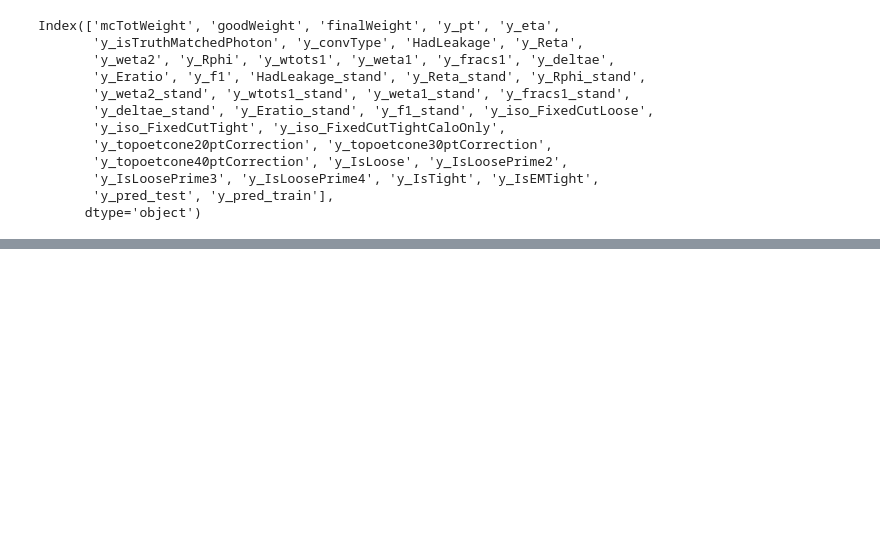
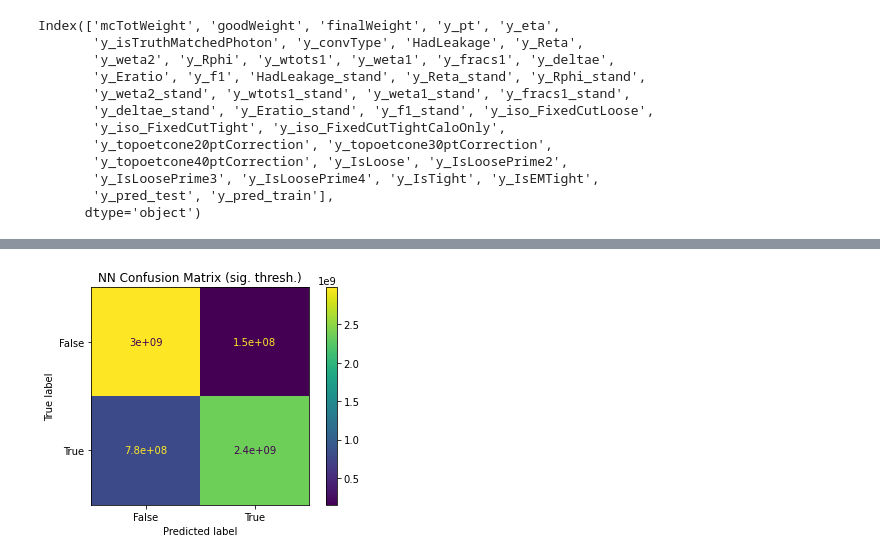
Before and after one commit to kyranks/photon-study, a Jupyter notebook: 14MoreExploringAfterNN_ROCandPlots.ipynb, the cells around one changed output, grey strips where cells are left out. Cells and saved outputs as stored; diff of their text form; code cells hidden in the pictures; blank space fills up the shorter version.

```diff
--- a/14MoreExploringAfterNN_ROCandPlots.ipynb
+++ b/14MoreExploringAfterNN_ROCandPlots.ipynb
@@ -400,0 +465,16 @@ plt.show()
+# %%
+### NN CONFUSION MATRIX:
+#(sig thresh)
+
+weight = df_all.finalWeight.ravel()
+x = df_all.y_pred_test.ravel() > sig_thresh
+y = df_all.y_isTruthMatchedPhoton.ravel()
+
+matrix = confusion_matrix(y, x,sample_weight=weight)  #first is y axis, second is x axis
+
+disp = ConfusionMatrixDisplay(confusion_matrix=matrix,display_labels=['False', 'True'])
+disp.plot()
+plt.title('NN Confusion Matrix (sig. thresh.)')
+plt.savefig('plots/confusion/'+version+conv+'_'+size+standstr+'_confsig.png',dpi=360,format='png')
+# %% [output]
+[figure, added]
```
Also changed, not shown: parts of 28 cells of this notebook, 3 other files.
